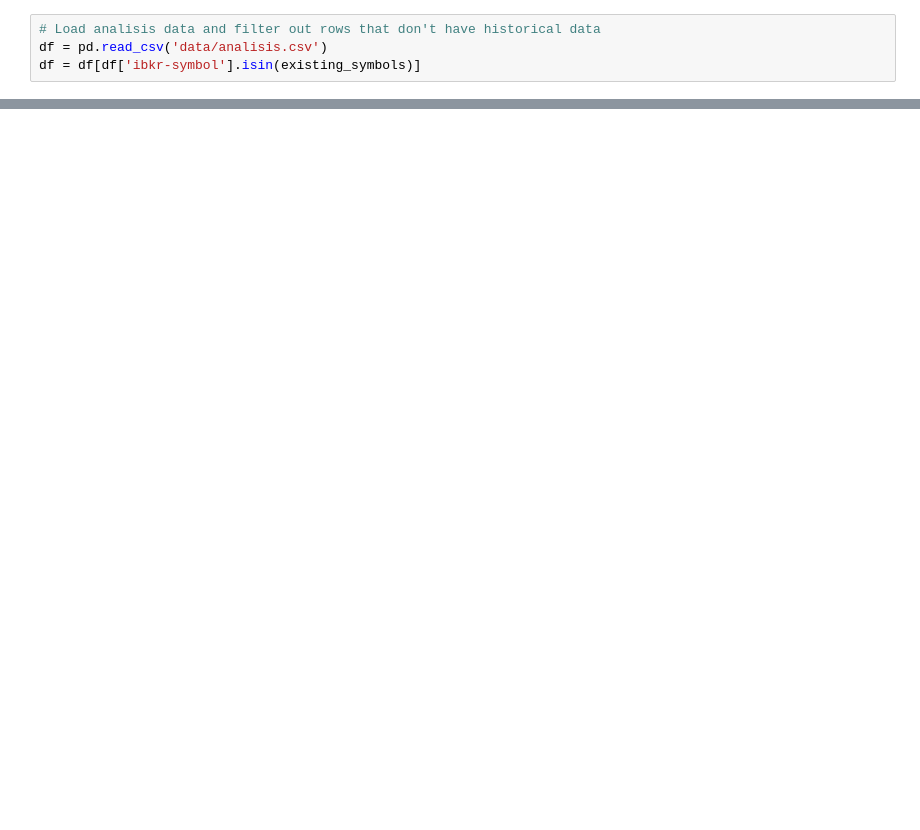
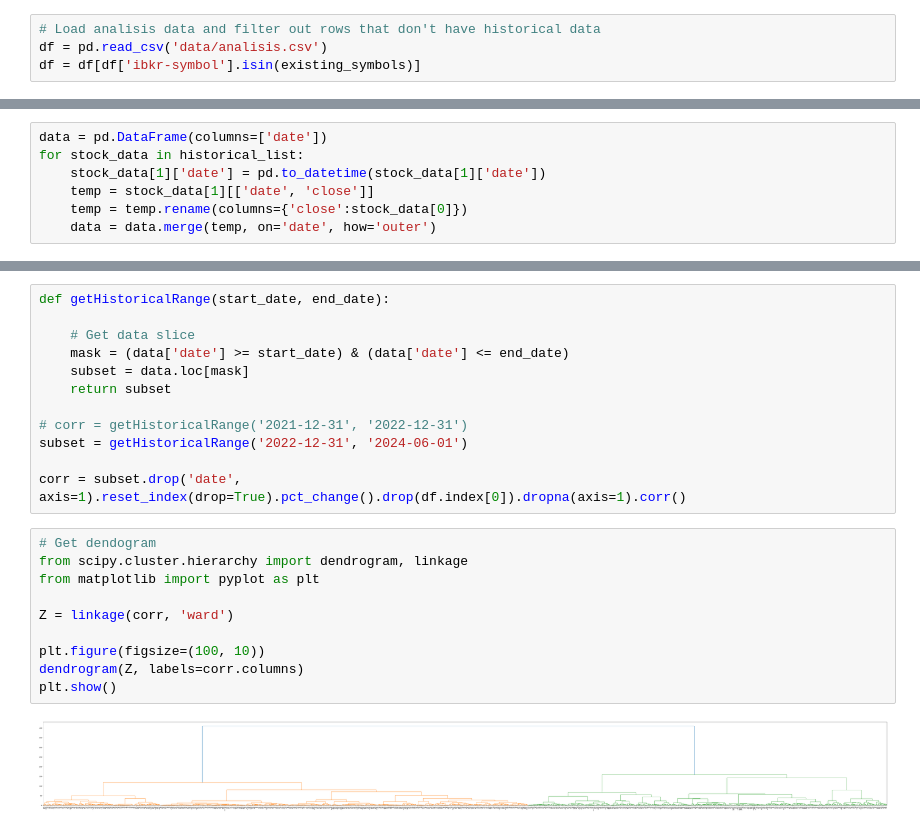
Before and after one commit to AleYepes/testing, a Jupyter notebook: etf/analysis.ipynb, the cells around one changed output, grey strips where cells are left out. Cells and saved outputs as stored; diff of their text form; blank space fills up the shorter version.

Commit message:
Complete etf clustering and basic stats calculations

```diff
--- a/etf/analysis.ipynb
+++ b/etf/analysis.ipynb
@@ -49,0 +32,7 @@ def getHistoricalStats(row):
+# %%
+data = pd.DataFrame(columns=['date'])
+for stock_data in historical_list:
+    stock_data[1]['date'] = pd.to_datetime(stock_data[1]['date'])
+    temp = stock_data[1][['date', 'close']]
+    temp = temp.rename(columns={'close':stock_data[0]})
+    data = data.merge(temp, on='date', how='outer')
@@ -49,0 +59,24 @@ def getHistoricalStats(row):
+# %%
+def getHistoricalRange(start_date, end_date):
+
+    # Get data slice
+    mask = (data['date'] >= start_date) & (data['date'] <= end_date)
+    subset = data.loc[mask]
+    return subset
+
+# corr = getHistoricalRange('2021-12-31', '2022-12-31')
+subset = getHistoricalRange('2022-12-31', '2024-06-01')
+
+corr = subset.drop('date', axis=1).reset_index(drop=True).pct_change().drop(df.index[0]).dropna(axis=1).corr()
+# %%
+# Get dendogram
+from scipy.cluster.hierarchy import dendrogram, linkage
+from matplotlib import pyplot as plt
+
+Z = linkage(corr, 'ward')
+
+plt.figure(figsize=(100, 10))
+dendrogram(Z, labels=corr.columns)
+plt.show()
+# %% [output]
+[figure, added]
```
Also changed, not shown: parts of 24 cells of this notebook, 2 other files.
